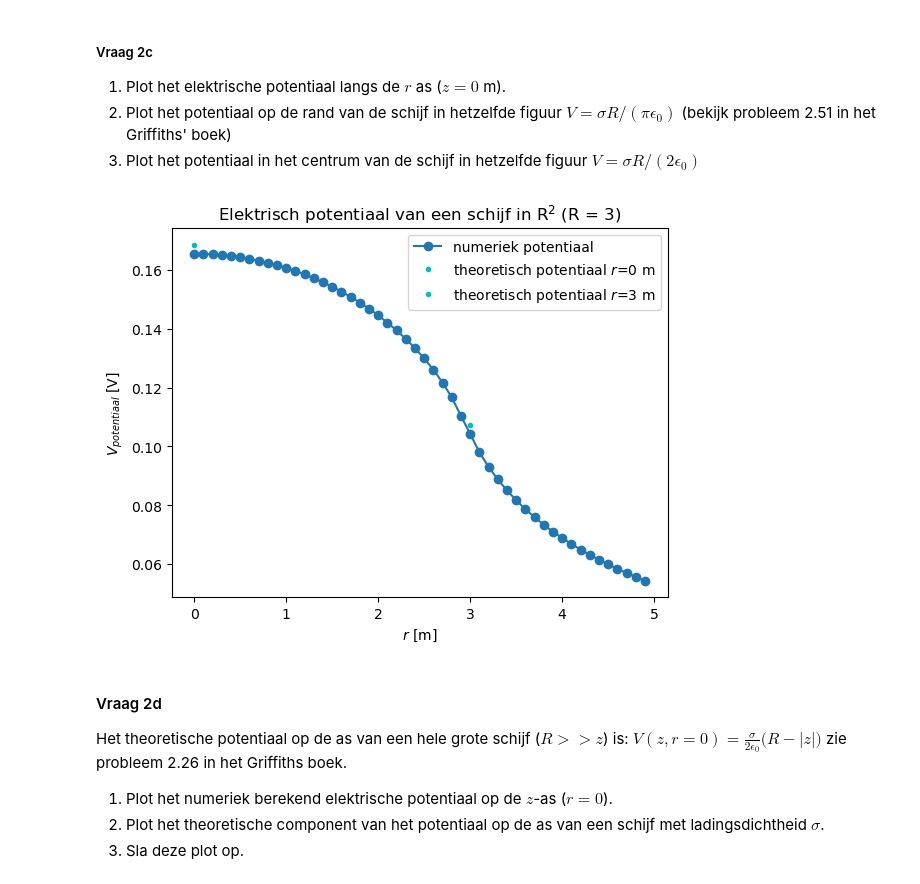
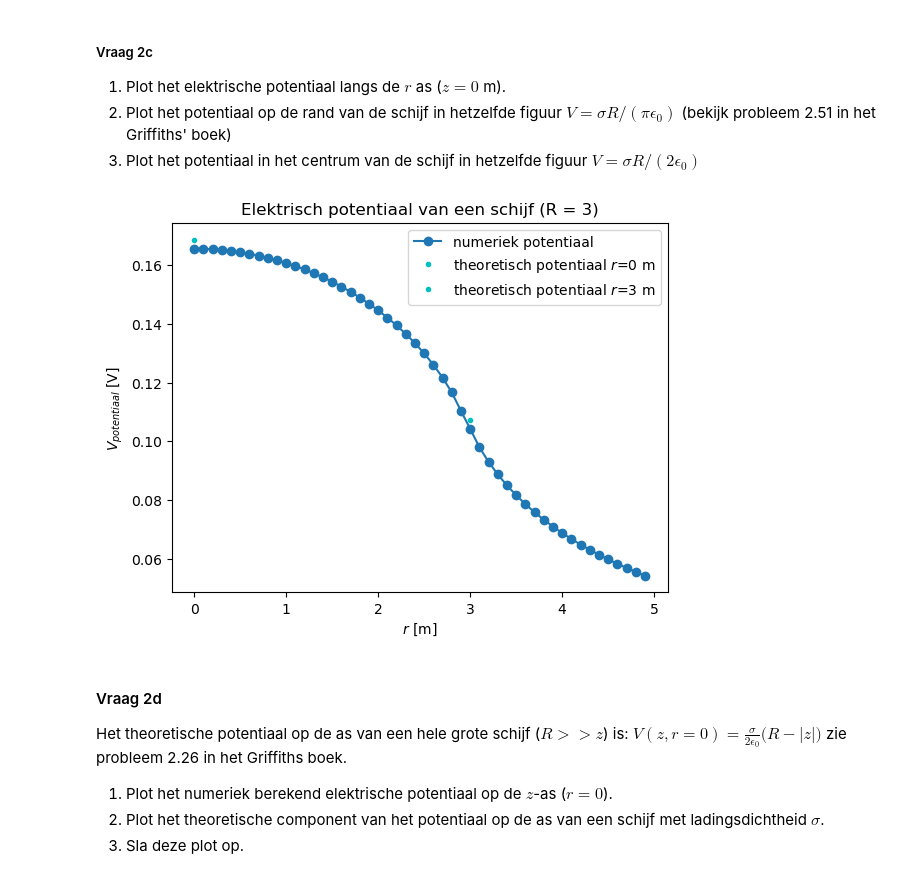
Before and after one commit to emmajuledrent/opdrachten-DEF-D, a Jupyter notebook: DigitaleOntwerpopdrachten/1CondensatorOpdracht/CondensatorOntwerpopdracht.ipynb, the cells around one changed output. Cells and saved outputs as stored; diff of their text form; code cells hidden in the pictures.

```diff
--- a/DigitaleOntwerpopdrachten/1CondensatorOpdracht/CondensatorOntwerpopdracht.ipynb
+++ b/DigitaleOntwerpopdrachten/1CondensatorOpdracht/CondensatorOntwerpopdracht.ipynb
@@ -229,24 +223,23 @@ De ladingsdichtheid is 9.948952331500036e-13 C/m^2.
 (bekijk probleem 2.51 in het Griffiths' boek)
 3. Plot het potentiaal in het centrum van de schijf in hetzelfde figuur $V = \sigma R/(2 \epsilon_0)$
 # %%
-idx_z_zero = find_idx_nearest(z,0)
+idx_z_zero = find_idx_nearest(z,0)  # Vinden van index waarvoor geldt z=0
 
+V_0 = sigma * disk_radius / (2 * epsilon0) # Potentiaal op r=0
+V_R = sigma * disk_radius / (np.pi * epsilon0) # Potentiaal op de straal van de schijf
+r_R = disk_radius # Straal van de schijf
 
-V_0 = sigma * disk_radius / (2 * epsilon0) # potentiaal op r = 0
-V_R = sigma * disk_radius / (np.pi * epsilon0) # potentiaal op de straal van de schijf
-r_R = disk_radius # straal van de schijf
-
-
-plt.title(f"Elektrisch potentiaal van een schijf in R$^2$ (R = 3)")
+# Plotten van de figuur:
+plt.title(f"Elektrisch potentiaal van een schijf (R = 3)")
 plt.plot(r, V[idx_z_zero], "o-", label="numeriek potentiaal")
 plt.plot(0, V_0, "c.", label="theoretisch potentiaal $r$=0 m")
 plt.plot(r_R, V_R, "c.", label="theoretisch potentiaal $r$=$3$ m")
 plt.legend()
 plt.xlabel("$r$ [m]")
 plt.ylabel("$V_{potentiaal}$ [V]")
 plt.show()
 # %% [output]
-[figure, old version]
+[figure, new version]
 # %% [markdown]
 #### Vraag 2d
 
```
Also changed, not shown: parts of 11 cells of this notebook.
